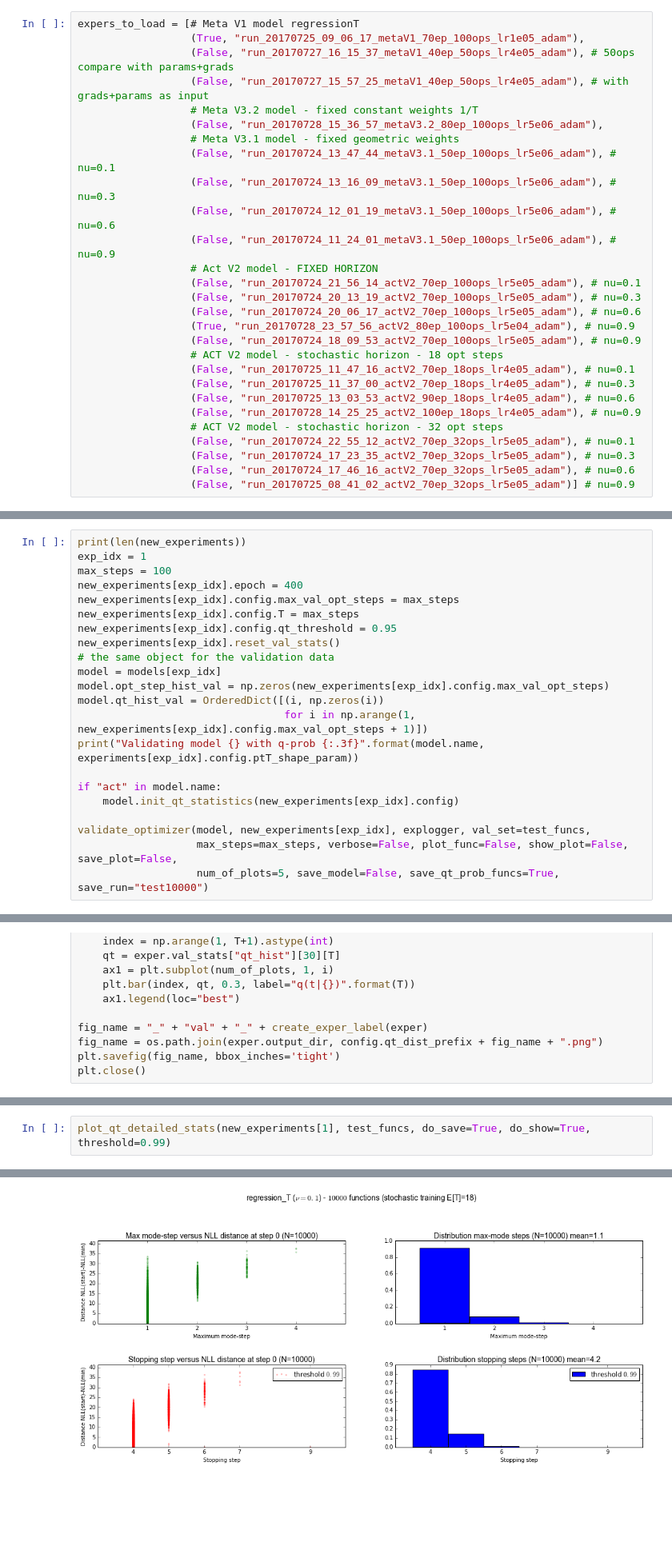
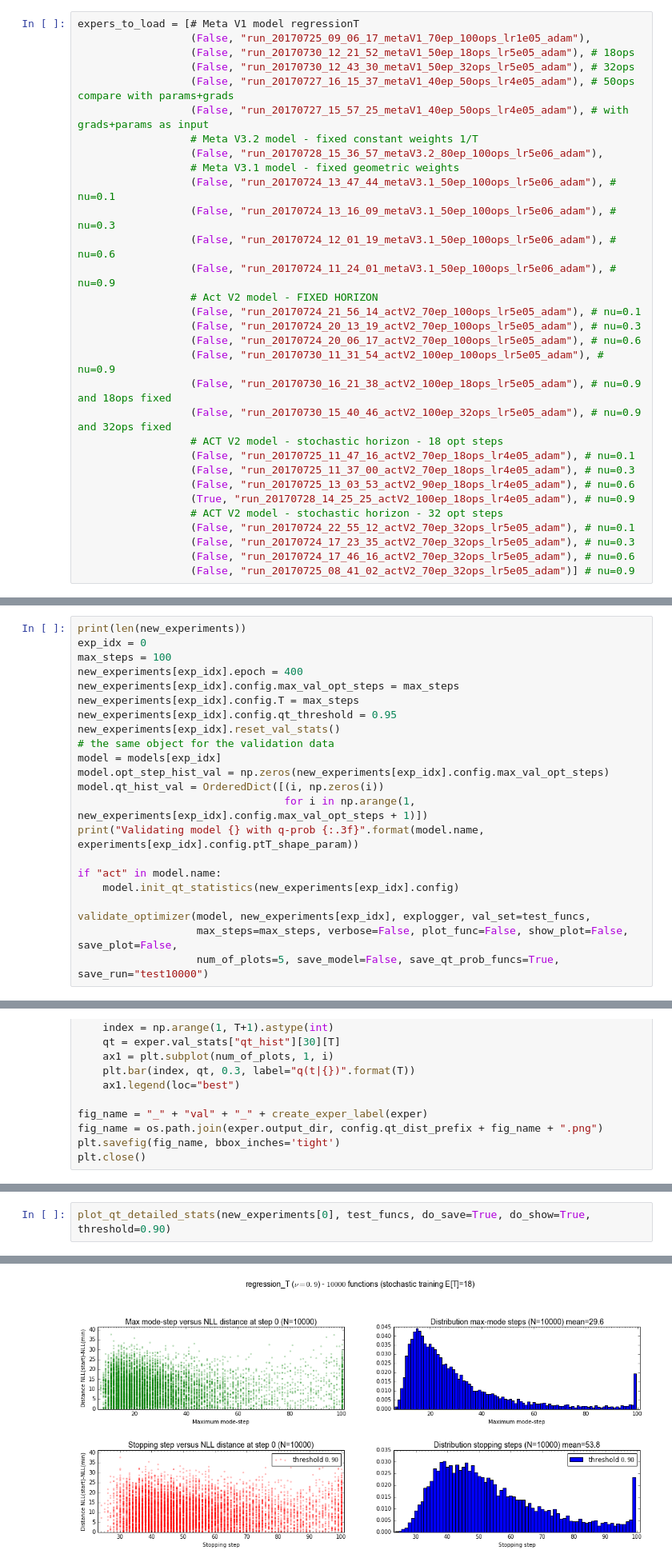
Before and after one commit to toologicbv/meta_learner, a Jupyter notebook: regressionT_results_1.ipynb, the cells around one changed output, grey strips where cells are left out. Shown at 80% size. Saved outputs shown, nothing was run; the diff lists cells and outputs as text; blank space fills up the shorter version.

Commit message:
end of regression experiments with student-t distribution...so far. metaV5 and metaV6 are working

```diff
--- a/regressionT_results_1.ipynb
+++ b/regressionT_results_1.ipynb
@@ -44,7 +44,9 @@ from utils.regression import RegressionWithStudentT
 %autoreload 2
 # %%
 expers_to_load = [# Meta V1 model regressionT
-                  (True, "run_20170725_09_06_17_metaV1_70ep_100ops_lr1e05_adam"),
+                  (False, "run_20170725_09_06_17_metaV1_70ep_100ops_lr1e05_adam"),
+                  (False, "run_20170730_12_21_52_metaV1_50ep_18ops_lr5e05_adam"), # 18ops
+                  (False, "run_20170730_12_43_30_metaV1_50ep_32ops_lr5e05_adam"), # 32ops
                   (False, "run_20170727_16_15_37_metaV1_40ep_50ops_lr4e05_adam"), # 50ops compare with params+grads
                   (False, "run_20170727_15_57_25_metaV1_40ep_50ops_lr4e05_adam"), # with grads+params as input
                   # Meta V3.2 model - fixed constant weights 1/T
@@ -58,13 +60,14 @@ expers_to_load = [# Meta V1 model regressionT
                   (False, "run_20170724_21_56_14_actV2_70ep_100ops_lr5e05_adam"), # nu=0.1
                   (False, "run_20170724_20_13_19_actV2_70ep_100ops_lr5e05_adam"), # nu=0.3
                   (False, "run_20170724_20_06_17_actV2_70ep_100ops_lr5e05_adam"), # nu=0.6
-                  (True, "run_20170728_23_57_56_actV2_80ep_100ops_lr5e04_adam"), # nu=0.9
-                  (False, "run_20170724_18_09_53_actV2_70ep_100ops_lr5e05_adam"), # nu=0.9
+                  (False, "run_20170730_11_31_54_actV2_100ep_100ops_lr5e05_adam"), # nu=0.9
+                  (False, "run_20170730_16_21_38_actV2_100ep_18ops_lr5e05_adam"), # nu=0.9 and 18ops fixed
+                  (False, "run_20170730_15_40_46_actV2_100ep_32ops_lr5e05_adam"), # nu=0.9 and 32ops fixed
                   # ACT V2 model - stochastic horizon - 18 opt steps
                   (False, "run_20170725_11_47_16_actV2_70ep_18ops_lr4e05_adam"), # nu=0.1
                   (False, "run_20170725_11_37_00_actV2_70ep_18ops_lr4e05_adam"), # nu=0.3
                   (False, "run_20170725_13_03_53_actV2_90ep_18ops_lr4e05_adam"), # nu=0.6
-                  (False, "run_20170728_14_25_25_actV2_100ep_18ops_lr4e05_adam"), # nu=0.9
+                  (True, "run_20170728_14_25_25_actV2_100ep_18ops_lr4e05_adam"), # nu=0.9
                   # ACT V2 model - stochastic horizon - 32 opt steps
                   (False, "run_20170724_22_55_12_actV2_70ep_32ops_lr5e05_adam"), # nu=0.1
                   (False, "run_20170724_17_23_35_actV2_70ep_32ops_lr5e05_adam"), # nu=0.3
@@ -178,6 +195,6 @@ Ready
 # %%
 print(len(new_experiments))
-exp_idx = 1
+exp_idx = 0
 max_steps = 100
 new_experiments[exp_idx].epoch = 400
 new_experiments[exp_idx].config.max_val_opt_steps = max_steps
@@ -279,6 +281,6 @@ def compute_params(W, y, cuda=False):
         params = params.cuda()
     return params
 # %%
-plot_qt_detailed_stats(new_experiments[1], test_funcs, do_save=True, do_show=True, threshold=0.99)
+plot_qt_detailed_stats(new_experiments[0], test_funcs, do_save=True, do_show=True, threshold=0.90)
 # %% [output]
 Run with key 100
@@ -286,4 +288,4 @@ INFO - Successfully saved fig logs/run_20170725_11_47_16_actV2_70ep_18ops_lr4e05
-[figure, old version]
+[figure, new version]
 # %%
  #
 plot_kl_div_parts(new_experiments[1], save=False, show=True, final_terms=False, log_qt=True, plot_prior=True,
```
Also changed, not shown: parts of 10 cells of this notebook, 6 other files.
